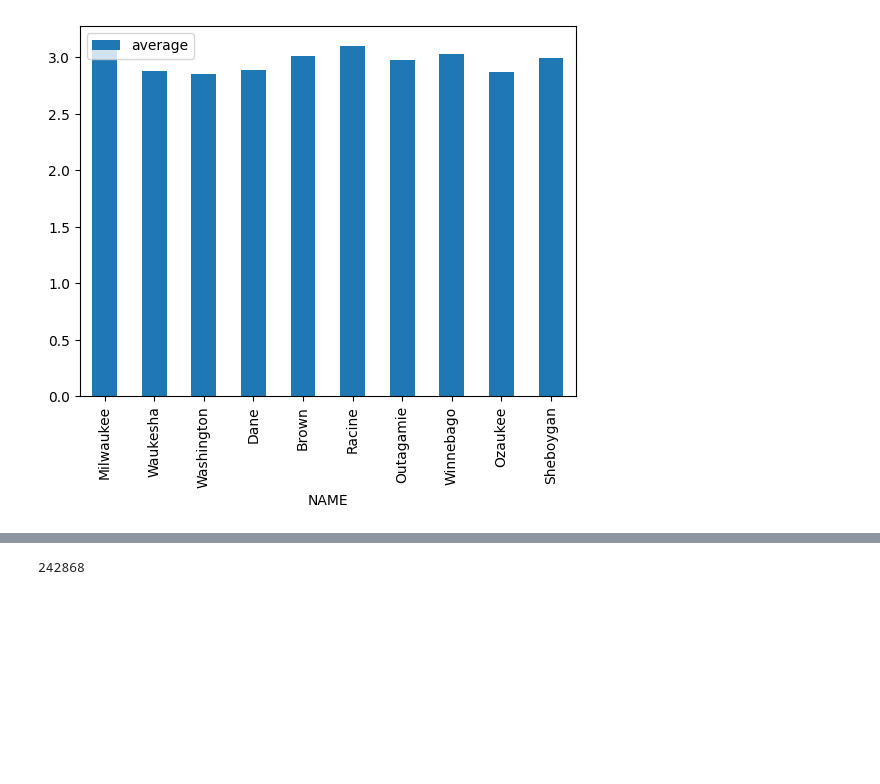
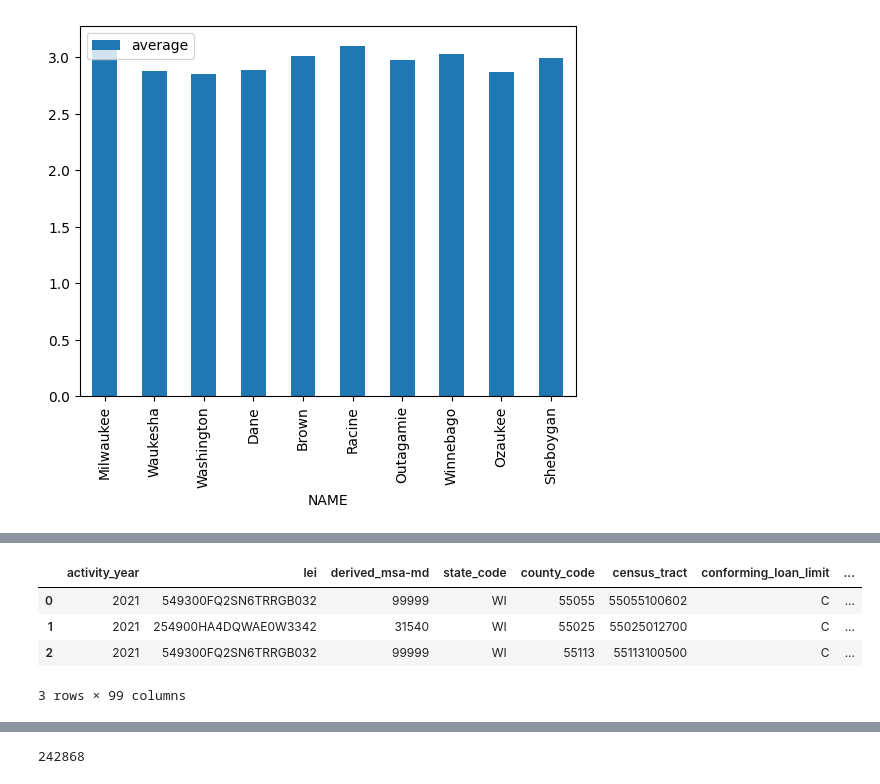
Before and after one commit to youngwoo98/cs544-big-data-systems, a Jupyter notebook: nb/p5.ipynb, the cells around one changed output, grey strips where cells are left out. Saved outputs shown, nothing was run; the diff lists cells and outputs as text; code cells hidden in the pictures; blank space fills up the shorter version.

```diff
--- a/nb/p5.ipynb
+++ b/nb/p5.ipynb
@@ -212,3 +246,15 @@ Network I/O is required when data grouped by a specific key is not located in th
+# %%
+df = spark.sql("""
+    SELECT * from loans
+    LIMIT 3
+""").toPandas()
+df
+# %% [output]
+|  | activity_year | lei | derived_msa-md | state_code | county_code | census_tract | conforming_loan_limit | ... |
+| 0 | 2021 | 549300FQ2SN6TRRGB032 | 99999 | WI | 55055 | 55055100602 | C | ... |
+| 1 | 2021 | 254900HA4DQWAE0W3342 | 31540 | WI | 55025 | 55025012700 | C | ... |
+| 2 | 2021 | 549300FQ2SN6TRRGB032 | 99999 | WI | 55113 | 55113100500 | C | ... |
+3 rows × 99 columns
 # %%
 from pyspark.sql import DataFrame
 from pyspark.sql.functions import col, expr
```
Also changed, not shown: parts of 10 cells of this notebook.
